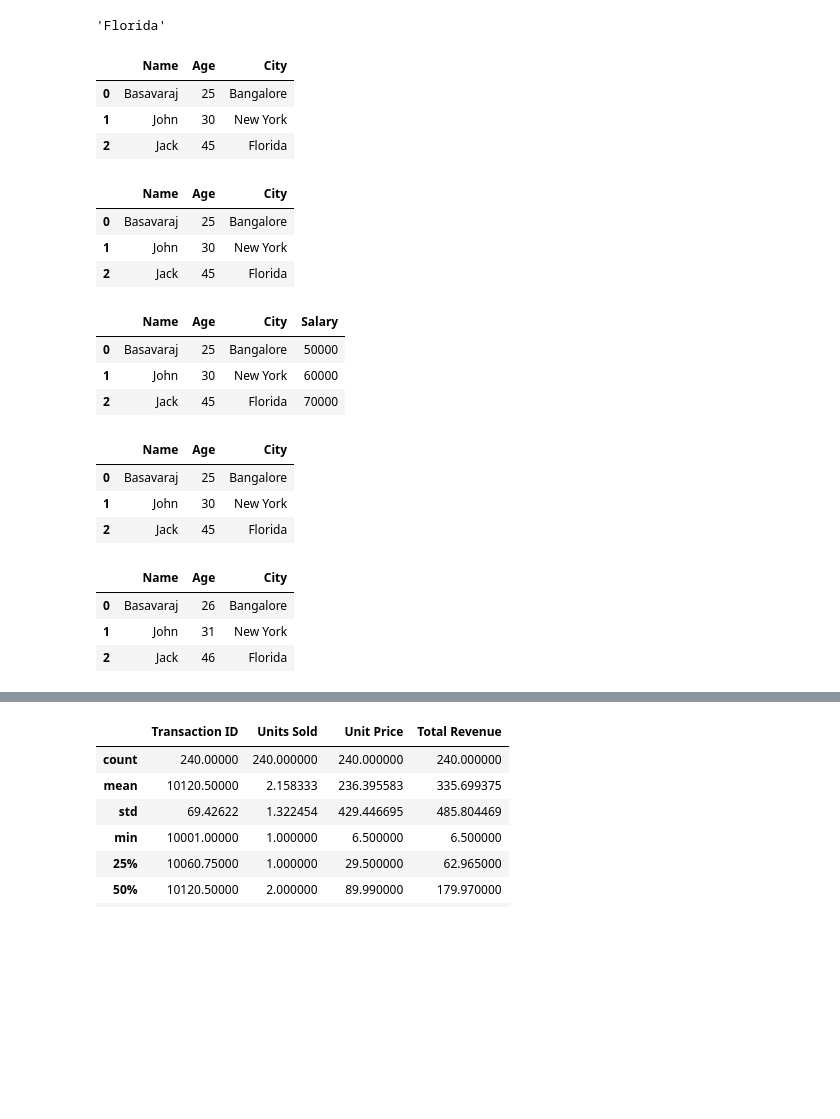
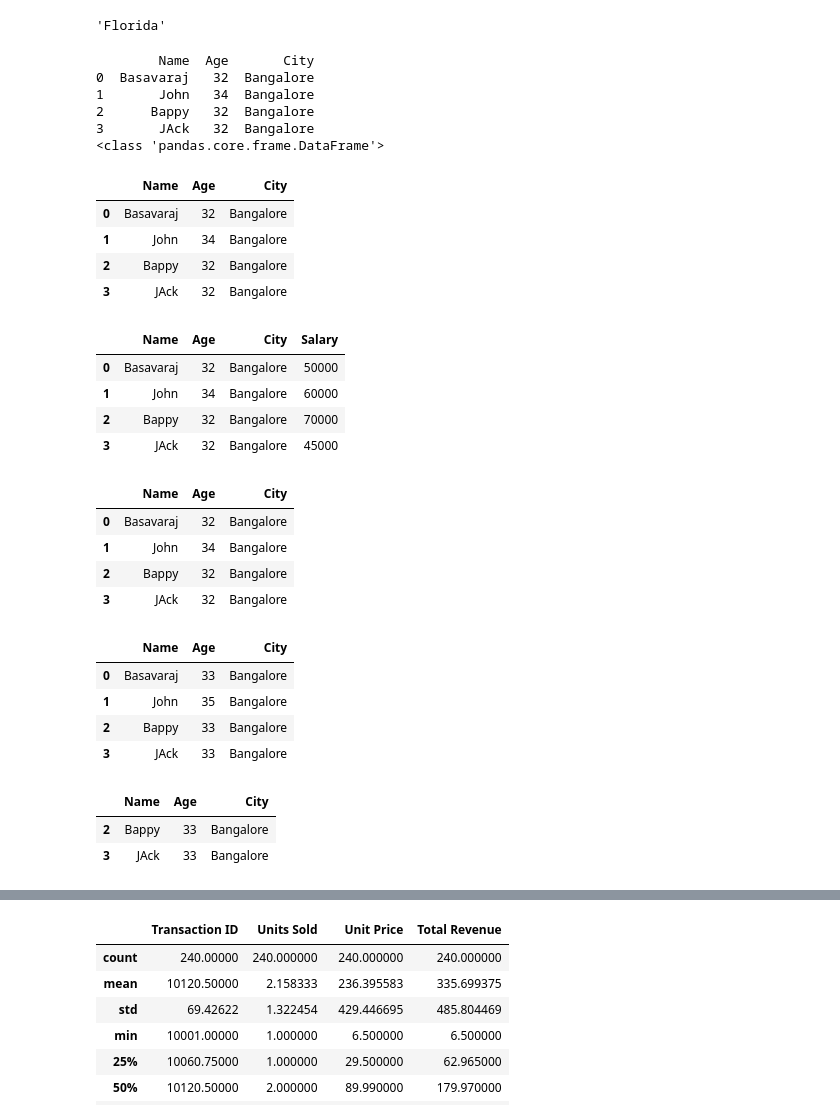
Before and after one commit to bvk1502/Python-Batch1, a Jupyter notebook: python-learning/Data Analysis With Python/2-pandas.ipynb, the cells around one changed output, grey strips where cells are left out. Saved outputs shown, nothing was run; the diff lists cells and outputs as text; code cells hidden in the pictures; blank space fills up the shorter version.

Commit message:
explained data manipulation using pandas, numpy, explained matplotlib and seaborn

```diff
--- a/python-learning/Data Analysis With Python/2-pandas.ipynb
+++ b/python-learning/Data Analysis With Python/2-pandas.ipynb
@@ -140,30 +237,45 @@ df.at[2,'Name']
 df.iat[2,2]
 # %% [output]
 'Florida'
-# %%
-df
-# %% [output]
-|  | Name | Age | City |
-| 0 | Basavaraj | 25 | Bangalore |
-| 1 | John | 30 | New York |
-| 2 | Jack | 45 | Florida |
+# %%
+## Create a Data frame From a List of Dictionaries
+
+data=[
+    {'Name':'Basavaraj','Age':32,'City':'Bangalore'},
+    {'Name':'John','Age':34,'City':'Bangalore'},
+    {'Name':'Bappy','Age':32,'City':'Bangalore'},
+    {'Name':'JAck','Age':32,'City':'Bangalore'}
+
+]
+df=pd.DataFrame(data)
+print(df)
+print(type(df))
+# %% [output]
+        Name  Age       City
+0  Basavaraj   32  Bangalore
+1       John   34  Bangalore
+2      Bappy   32  Bangalore
+3       JAck   32  Bangalore
+<class 'pandas.core.frame.DataFrame'>
 # %%
 ### Data MAnipulation with Dataframe
 df
 # %% [output]
 |  | Name | Age | City |
-| 0 | Basavaraj | 25 | Bangalore |
-| 1 | John | 30 | New York |
-| 2 | Jack | 45 | Florida |
+| 0 | Basavaraj | 32 | Bangalore |
+| 1 | John | 34 | Bangalore |
+| 2 | Bappy | 32 | Bangalore |
+| 3 | JAck | 32 | Bangalore |
 # %%
 ## Adding a column
-df['Salary']=[50000,60000,70000]
+df['Salary']=[50000,60000,70000, 45000]
 df
 # %% [output]
 |  | Name | Age | City | Salary |
-| 0 | Basavaraj | 25 | Bangalore | 50000 |
-| 1 | John | 30 | New York | 60000 |
-| 2 | Jack | 45 | Florida | 70000 |
+| 0 | Basavaraj | 32 | Bangalore | 50000 |
+| 1 | John | 34 | Bangalore | 60000 |
+| 2 | Bappy | 32 | Bangalore | 70000 |
+| 3 | JAck | 32 | Bangalore | 45000 |
 # %%
 ## Remove a column
 df.drop('Salary',axis=1,inplace=True)
@@ -171,20 +283,26 @@ df.drop('Salary',axis=1,inplace=True)
 df
 # %% [output]
 |  | Name | Age | City |
-| 0 | Basavaraj | 25 | Bangalore |
-| 1 | John | 30 | New York |
-| 2 | Jack | 45 | Florida |
+| 0 | Basavaraj | 32 | Bangalore |
+| 1 | John | 34 | Bangalore |
+| 2 | Bappy | 32 | Bangalore |
+| 3 | JAck | 32 | Bangalore |
 # %%
 ## Add age to the column
 df['Age']=df['Age']+1
 df
 # %% [output]
 |  | Name | Age | City |
-| 0 | Basavaraj | 26 | Bangalore |
-| 1 | John | 31 | New York |
-| 2 | Jack | 46 | Florida |
+| 0 | Basavaraj | 33 | Bangalore |
+| 1 | John | 35 | Bangalore |
+| 2 | Bappy | 33 | Bangalore |
+| 3 | JAck | 33 | Bangalore |
 # %%
-df.drop(0,inplace=True)
+df.drop(1,inplace=False)
+# %% [output]
+|  | Name | Age | City |
+| 2 | Bappy | 33 | Bangalore |
+| 3 | JAck | 33 | Bangalore |
 # %%
 df
 # %% [output]
```
Also changed, not shown: parts of 18 cells of this notebook, 5 other files.
